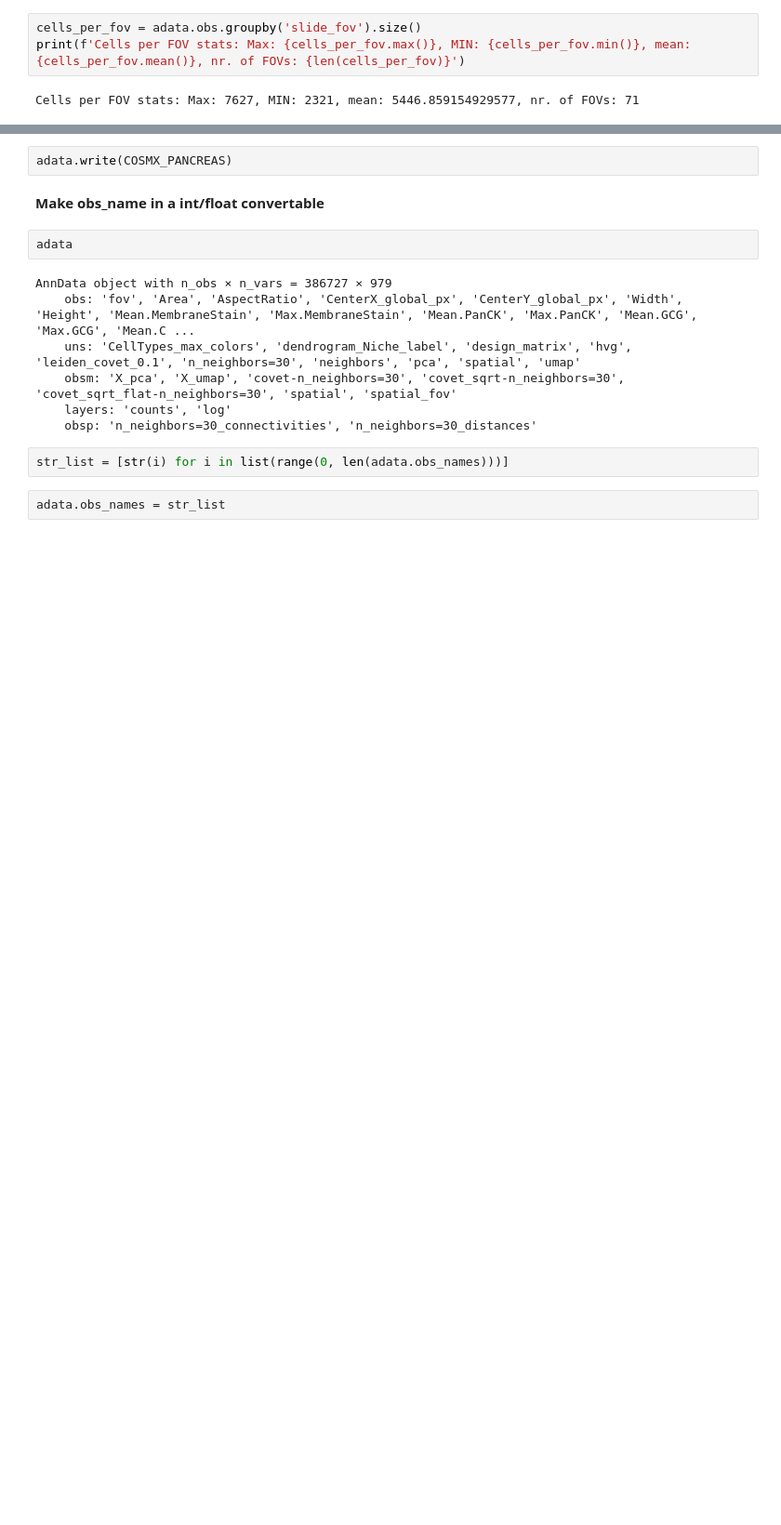
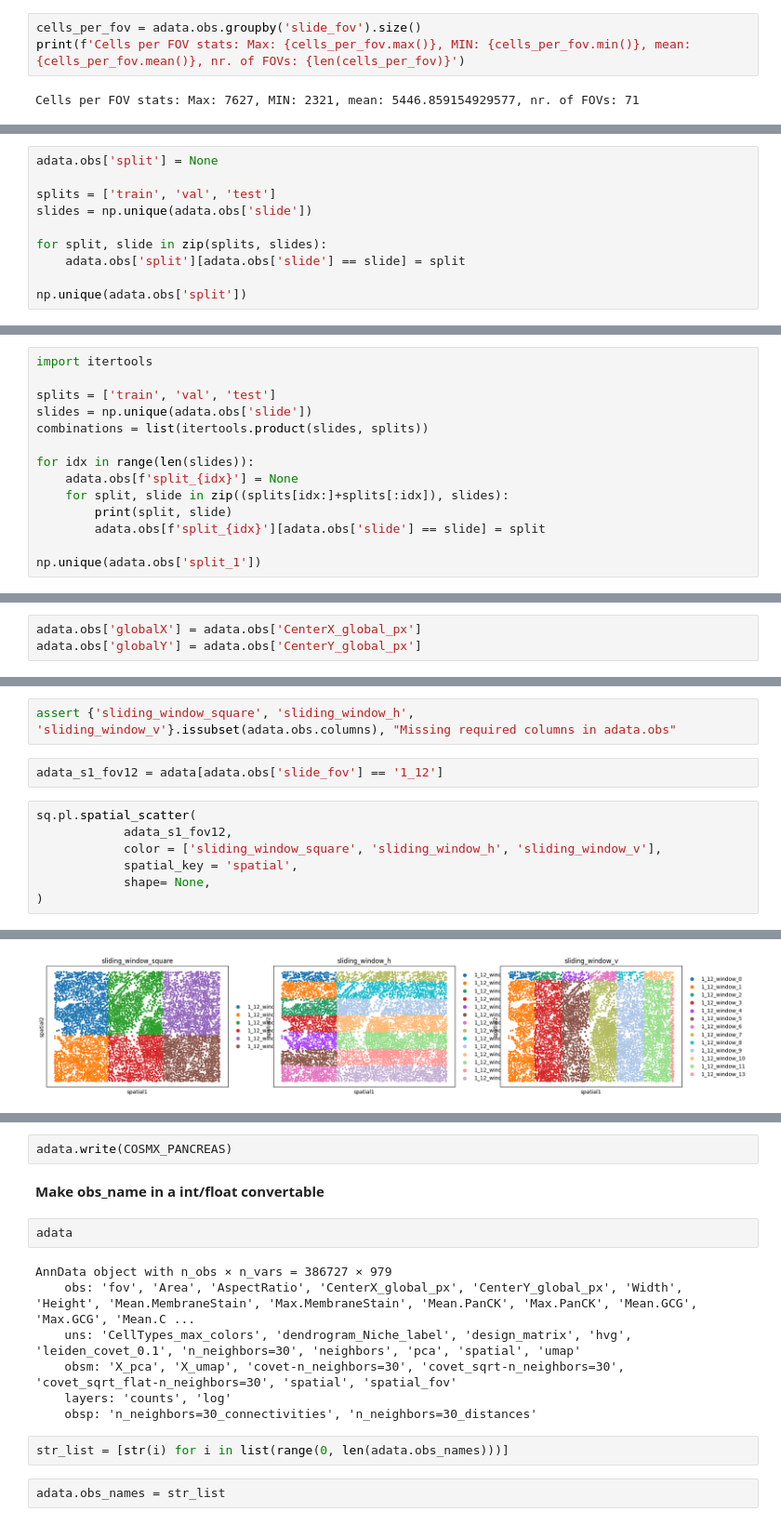
Before and after one commit to theislab/interscale, a Jupyter notebook: docs/notebooks/data/spatial_pancreas.ipynb, the cells around one changed output, grey strips where cells are left out. Shown at 93% size. Drawn from its saved outputs; the diff is of its cells as text; blank space fills up the shorter version.

```diff
--- a/docs/notebooks/data/spatial_pancreas.ipynb
+++ b/docs/notebooks/data/spatial_pancreas.ipynb
@@ -332,0 +146,10 @@ sq.pl.spatial_scatter(
+# %%
+adata.obs['split'] = None
+
+splits = ['train', 'val', 'test']
+slides = np.unique(adata.obs['slide'])
+
+for split, slide in zip(splits, slides):
+    adata.obs['split'][adata.obs['slide'] == slide] = split
+
+np.unique(adata.obs['split'])
@@ -332,0 +162,14 @@ sq.pl.spatial_scatter(
+# %%
+import itertools
+
+splits = ['train', 'val', 'test']
+slides = np.unique(adata.obs['slide'])
+combinations = list(itertools.product(slides, splits))
+
+for idx in range(len(slides)):
+    adata.obs[f'split_{idx}'] = None
+    for split, slide in zip((splits[idx:]+splits[:idx]), slides):
+        print(split, slide)
+        adata.obs[f'split_{idx}'][adata.obs['slide'] == slide] = split
+
+np.unique(adata.obs['split_1'])
@@ -332,0 +191,3 @@ sq.pl.spatial_scatter(
+# %%
+adata.obs['globalX'] = adata.obs['CenterX_global_px']
+adata.obs['globalY'] = adata.obs['CenterY_global_px']
@@ -332,0 +238,12 @@ sq.pl.spatial_scatter(
+# %%
+assert {'sliding_window_square', 'sliding_window_h', 'sliding_window_v'}.issubset(adata.obs.columns), "Missing required columns in adata.obs"
+# %%
+adata_s1_fov12 = adata[adata.obs['slide_fov'] == '1_12']
+# %%
+sq.pl.spatial_scatter(
+            adata_s1_fov12,
+            color = ['sliding_window_square', 'sliding_window_h', 'sliding_window_v'],
+            spatial_key = 'spatial',
+            shape= None,
+)
+# %% [output]
@@ -332,0 +251 @@ sq.pl.spatial_scatter(
+[figure, added]
```
Also changed, not shown: parts of 60 cells of this notebook, 19 other files.
